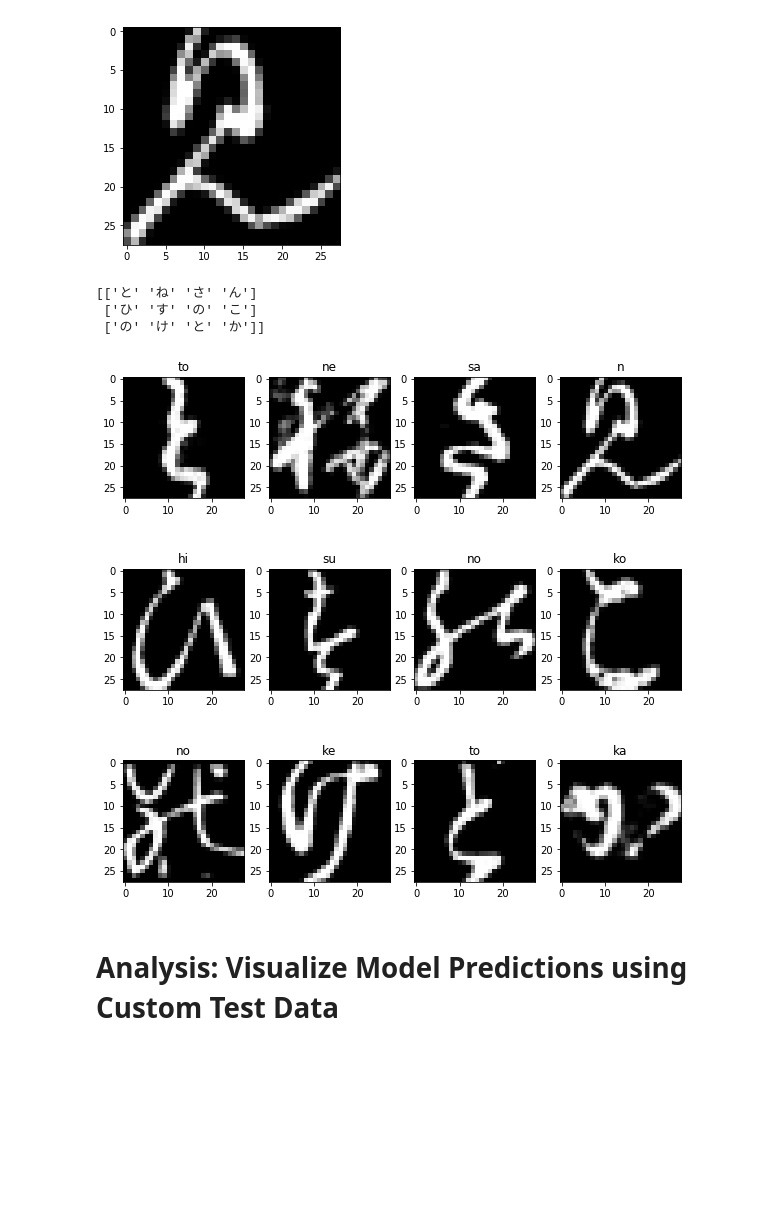
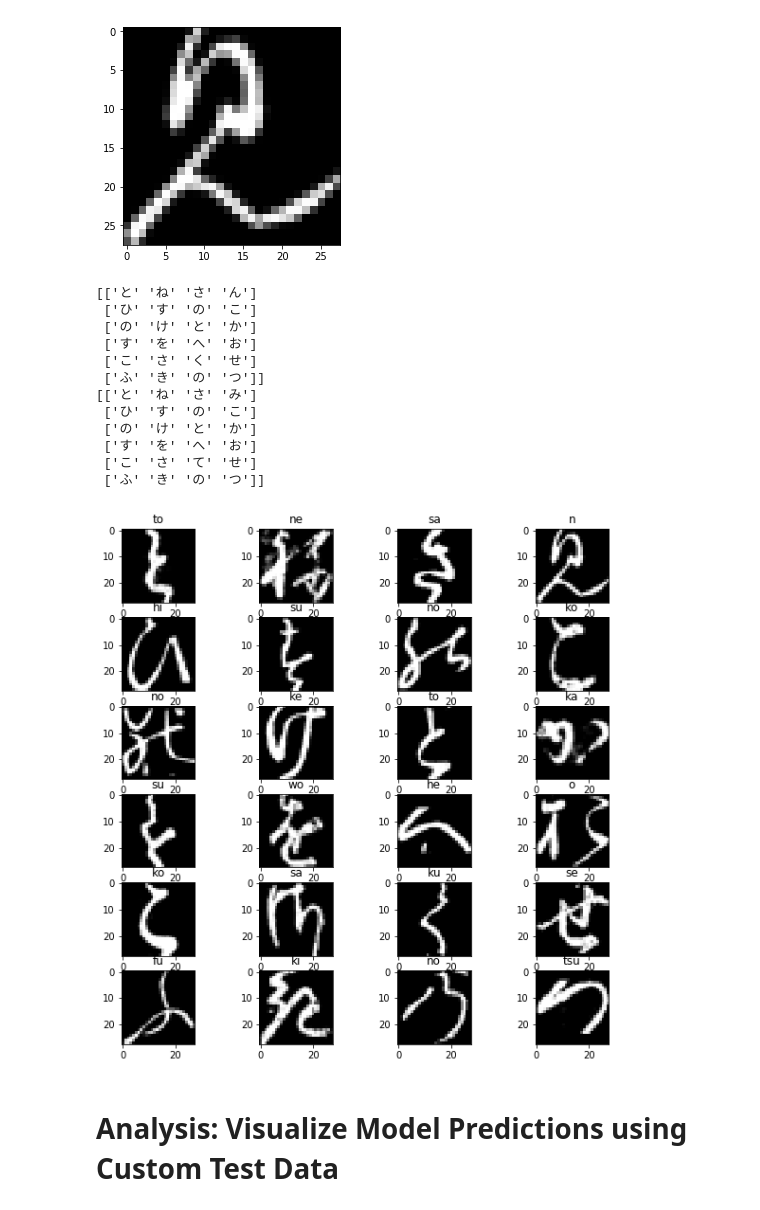
Before and after one commit to laasya98/H4, a Jupyter notebook: h4.ipynb, the cells around one changed output. Saved outputs shown, nothing was run; the diff lists cells and outputs as text; code cells hidden in the pictures; blank space fills up the shorter version.

```diff
--- a/h4.ipynb
+++ b/h4.ipynb
@@ -364,21 +364,34 @@ Hiragana Predicted:  ん
 # %%
 # -*- coding: utf-8 -*-
 fig = plt.figure(figsize=(10,10))
-preds = [np.argmax(p) for p in x[:12]]
+preds = [np.argmax(p) for p in x[:24]]
 titles = [map_num_char[i] for i in preds]
 classes = [map_unicode[i] for i in preds]
 
-print(np.array(classes).reshape(3,4))
 
-for i in range(12):
-    fig.add_subplot(3,4,i+1)
+act = [map_unicode[np.argmax(p)] for p in y_test[:24]]
+
+print(np.array(classes).reshape(6,4))
+print(np.array(act).reshape(6,4))
+
+for i in range(24):
+    fig.add_subplot(6,4,i+1)
     plt.imshow(x_test[i,:,:,0], cmap = "gray")
     plt.title(titles[i])
 # %% [output]
 [['と' 'ね' 'さ' 'ん']
  ['ひ' 'す' 'の' 'こ']
- ['の' 'け' 'と' 'か']]
+ ['の' 'け' 'と' 'か']
+ ['す' 'を' 'へ' 'お']
+ ['こ' 'さ' 'く' 'せ']
+ ['ふ' 'き' 'の' 'つ']]
+[['と' 'ね' 'さ' 'み']
+ ['ひ' 'す' 'の' 'こ']
+ ['の' 'け' 'と' 'か']
+ ['す' 'を' 'へ' 'お']
+ ['こ' 'さ' 'て' 'せ']
+ ['ふ' 'き' 'の' 'つ']]
-[figure, old version]
+[figure, new version]
 # %% [markdown]
 # Analysis: Visualize Model Predictions using Custom Test Data
 # %%
```
